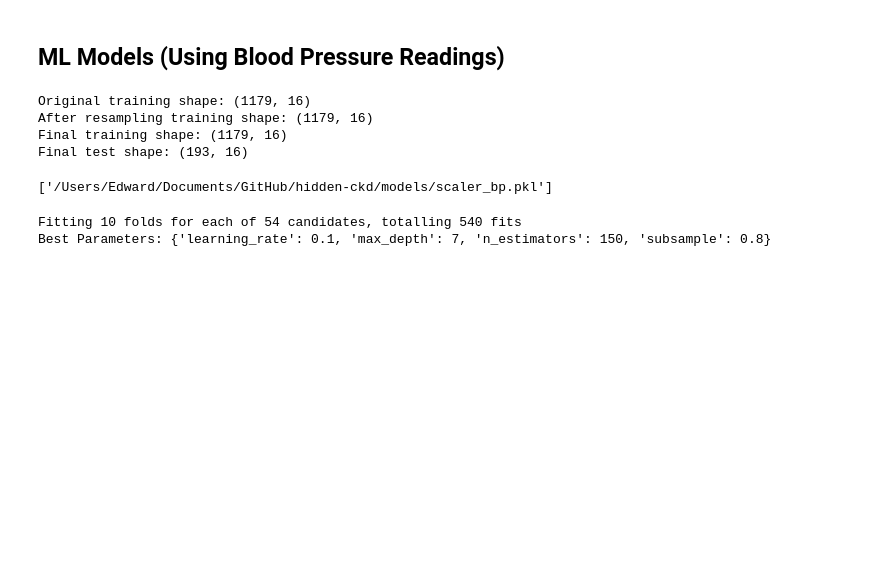
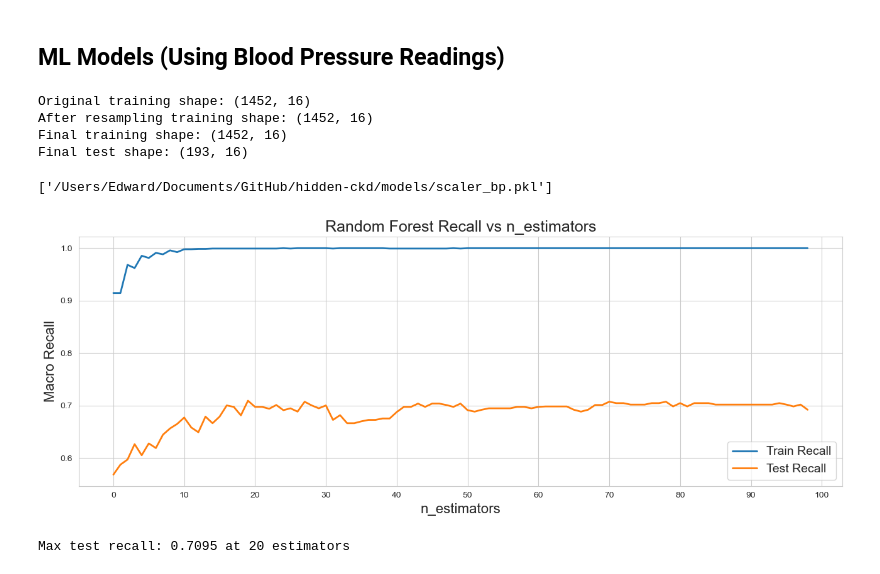
Before and after one commit to edwardbensa/hidden-ckd, a Jupyter notebook: notebooks/ml/ml_bp-02.ipynb, the cells around one changed output. Saved outputs shown, nothing was run; the diff lists cells and outputs as text; code cells hidden in the pictures; blank space fills up the shorter version.

```diff
--- a/notebooks/ml/ml_bp-02.ipynb
+++ b/notebooks/ml/ml_bp-02.ipynb
@@ -63,7 +63,7 @@ df['Has_Proteinuria'] = df.apply(proteinuria, axis=1)
 from sklearn.compose import ColumnTransformer
 from sklearn.pipeline import Pipeline
 from sklearn.impute import SimpleImputer
-from sklearn.preprocessing import OneHotEncoder, OrdinalEncoder, PowerTransformer
+from sklearn.preprocessing import OneHotEncoder, OrdinalEncoder, PowerTransformer, RobustScaler, MinMaxScaler
 from imblearn.combine import SMOTEENN, SMOTETomek
 from imblearn.over_sampling import SMOTE, ADASYN, BorderlineSMOTE
 from imblearn.under_sampling import EditedNearestNeighbours
@@ -106,13 +106,15 @@ basic_preprocessor = ColumnTransformer(
 X_preprocessed = basic_preprocessor.fit_transform(X)
 
 # Train/test split on preprocessed data
-X_train, X_test, y_train, y_test = train_test_split(
-    X_preprocessed, y, test_size=0.2, stratify=y, random_state=6)
+#X_train, X_test, y_train, y_test = train_test_split(
+#    X_preprocessed, y, test_size=0.2, stratify=y, random_state=6)
+
+X_train, X_test, y_train, y_test = stratified_split(pd.DataFrame(X_preprocessed), y, test_size=0.2, random_state=653)
 
 # Resample training set
-resampler = ADASYN(sampling_strategy='minority', random_state=5)
+resampler = SMOTE(sampling_strategy='all', random_state=5)
 X_train, y_train = resampler.fit_resample(X_train, y_train)
-#resampler = SMOTETomek(sampling_strategy='not majority', random_state=23)
+#resampler = ADASYN(sampling_strategy='all', random_state=23)
 #X_train, y_train = resampler.fit_resample(X_train, y_train)
 
 
@@ -139,24 +141,24 @@ joblib.dump(basic_preprocessor, MODELS_DIR / preprocessor_filename)
 scaler_filename = 'scaler_bp.pkl'
 joblib.dump(scaling_transformer, MODELS_DIR / scaler_filename)
 # %% [output]
-Original training shape: (1179, 16)
-After resampling training shape: (1179, 16)
-Final training shape: (1179, 16)
+Original training shape: (1452, 16)
+After resampling training shape: (1452, 16)
+Final training shape: (1452, 16)
 Final test shape: (193, 16)
 ['/Users/Edward/Documents/GitHub/hidden-ckd/models/scaler_bp.pkl']
 # %%
 # Import modules
 from src.utils.model_utils import resample_data, stratified_split, random_split
 from src.utils.models import train_xg, train_rf, train_knn, train_lr, train_gnb, train_ensemble2, train_ensemble1, train_ensemble3
 
 # Train Model
 model_filename = 'classifier_bp.pkl'
-model = train_xg(X_train, y_train, model_filename)
-#model = train_rf(X_train, X_test, y_train, y_test, model_filename)
+#model = train_xg(X_train, y_train, model_filename)
+model = train_rf(X_train, X_test, y_train, y_test, model_filename)
 #model = train_knn(X_train, y_train, model_filename)
 #model = train_lr(X_train, y_train, model_filename)
 #model = train_gnb(X_train, y_train, model_filename)
 #model = train_ensemble1(X_train, y_train, model_filename)
 # %% [output]
+[figure, added]
-Fitting 10 folds for each of 54 candidates, totalling 540 fits
-Best Parameters: {'learning_rate': 0.1, 'max_depth': 7, 'n_estimators': 150, 'subsample': 0.8}
+Max test recall: 0.7095 at 20 estimators
```
Also changed, not shown: parts of 6 cells of this notebook, 11 other files.
